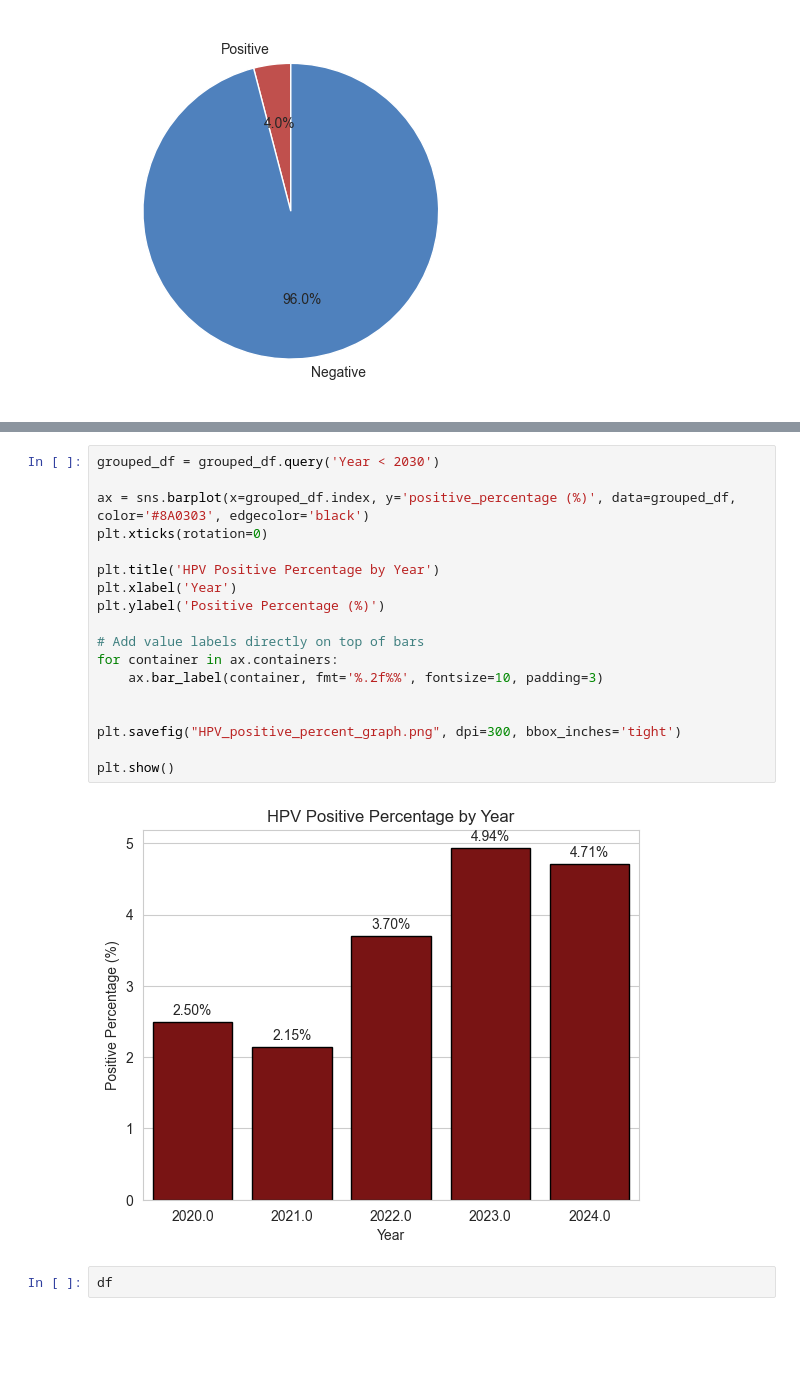
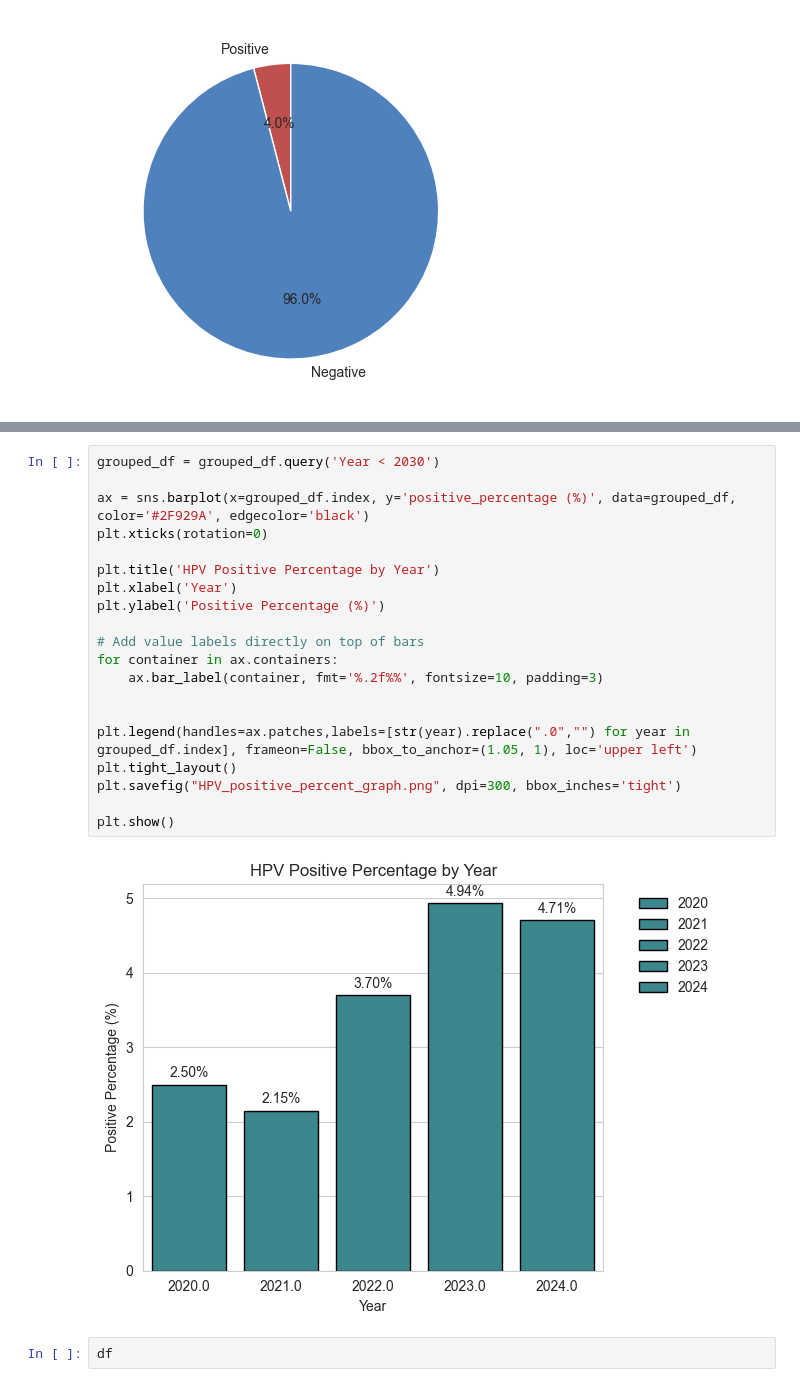
Before and after one commit to morshedrafi9/hpv_research_visualisation-01, a Jupyter notebook: HPV_research PRESENTATION (FINAL CODE).ipynb, the cells around one changed output, grey strips where cells are left out. Drawn from its saved outputs; the diff is of its cells as text; blank space fills up the shorter version.

Commit message:
Fixed HPV positive percentage by year bar graph

```diff
--- a/HPV_research PRESENTATION (FINAL CODE).ipynb
+++ b/HPV_research PRESENTATION (FINAL CODE).ipynb
@@ -140,23 +141,25 @@ Year
 # %%
 grouped_df = grouped_df.query('Year < 2030')
 
-ax = sns.barplot(x=grouped_df.index, y='positive_percentage (%)', data=grouped_df, color='#8A0303', edgecolor='black')
+ax = sns.barplot(x=grouped_df.index, y='positive_percentage (%)', data=grouped_df, color='#2F929A', edgecolor='black')
 plt.xticks(rotation=0)
 
 plt.title('HPV Positive Percentage by Year')
 plt.xlabel('Year')
 plt.ylabel('Positive Percentage (%)')
 
 # Add value labels directly on top of bars
 for container in ax.containers:
     ax.bar_label(container, fmt='%.2f%%', fontsize=10, padding=3)
 
 
+plt.legend(handles=ax.patches,labels=[str(year).replace(".0","") for year in grouped_df.index], frameon=False, bbox_to_anchor=(1.05, 1), loc='upper left')
+plt.tight_layout()
 plt.savefig("HPV_positive_percent_graph.png", dpi=300, bbox_inches='tight')
 
 plt.show()
 # %% [output]
-[figure, old version]
+[figure, new version]
 # %%
 df
 # %% [output]
```
Also changed, not shown: parts of 3 cells of this notebook.
